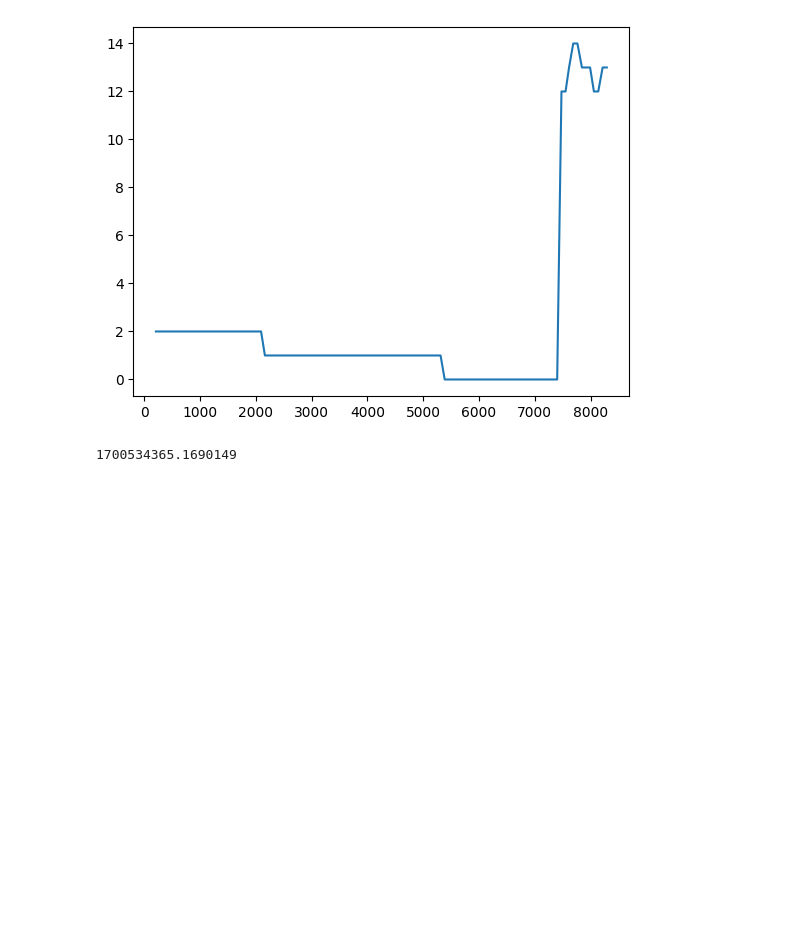
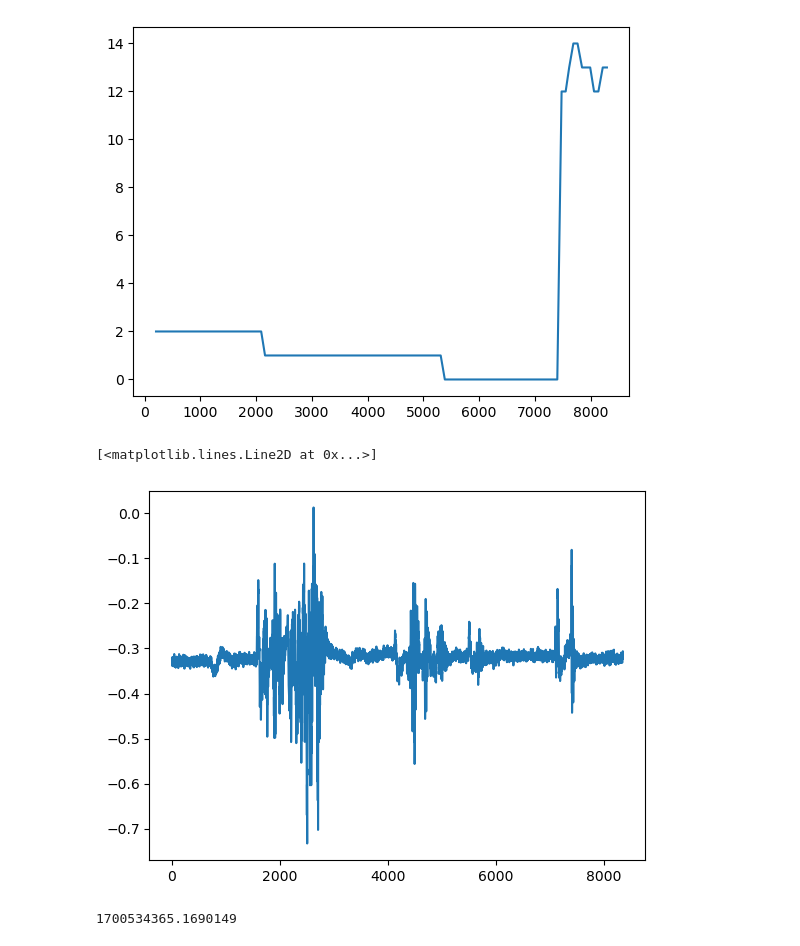
Before and after one commit to SAAB-NTU/2023_UWR, a Jupyter notebook: Analysis/kf_analysis.ipynb, the cells around one changed output. Cells and saved outputs as stored; diff of their text form; code cells hidden in the pictures; blank space fills up the shorter version.

```diff
--- a/Analysis/kf_analysis.ipynb
+++ b/Analysis/kf_analysis.ipynb
@@ -13,11 +13,17 @@ file=files[file_no]
 df=pd.read_csv(file)
 # %%
 sonars=df.loc[df["sensor"]=="sonar_depth"]
+imus=df.loc[df["sensor"]=="imu"]
 # %%
 plt.plot(sonars["sonar_distance_y"])
 # %% [output]
 [<matplotlib.lines.Line2D at 0x...>]
 [figure]
+# %%
+plt.plot(imus["sonar_distance_x"])
+# %% [output]
+[<matplotlib.lines.Line2D at 0x...>]
+[figure, added]
 # %%
 camera_data=sorted(glob("raw_data/*21*/camera/*"))
 # %%
```
Also changed, not shown: parts of 6 cells of this notebook, 22 other files.
